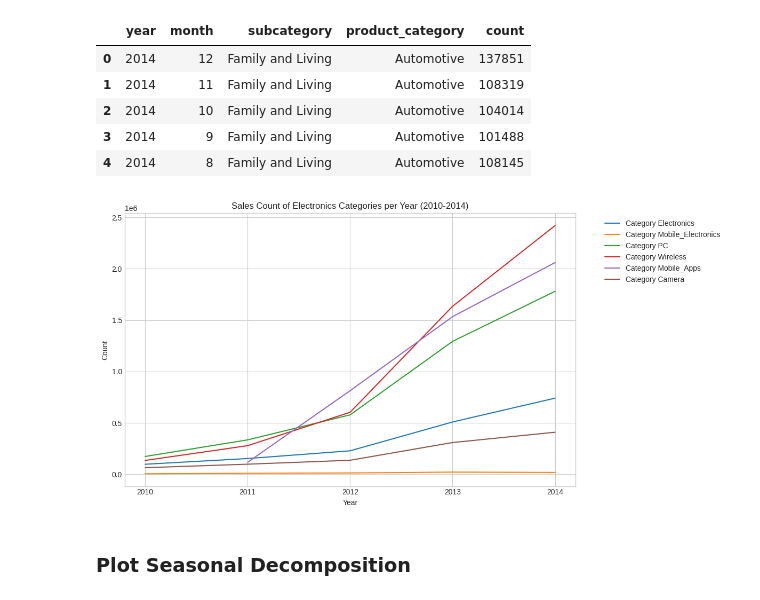
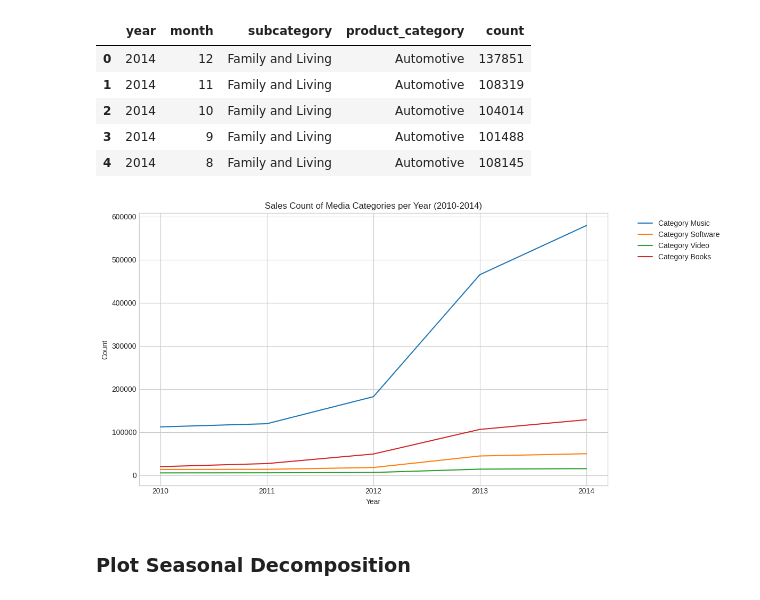
Before and after one commit to clairelin20523/dsc232r-amazon-predictive-modeling, a Jupyter notebook: milestone4.ipynb, the cells around one changed output. Saved outputs shown, nothing was run; the diff lists cells and outputs as text; code cells hidden in the pictures.

```diff
--- a/milestone4.ipynb
+++ b/milestone4.ipynb
@@ -531,8 +526,8 @@ subcategory_list
 # %%
 ##################### SET CATEGORY ###########################
-subcategory = 'Digital Media'
+subcategory = 'Media'
 
 plt = plot_category(subcategory)
-#plt.savefig('digital.png')
+#plt.savefig('2.png')
 # %% [output]
 <Figure size 1200x600 with 0 Axes>
@@ -568,19 +563,19 @@ def plot_categories(subcategory):
 
     plt.xlabel('Year')
     plt.ylabel('Count')
-    plt.title('Sales Count of Electronics Categories per Year (2010-2014)')
+    plt.title('Sales Count of %s Categories per Year (2010-2014)' % subcategory)
     plt.legend(bbox_to_anchor=(1.05, 1), loc='upper left')
     plt.xticks(np.arange(2010, 2015, 1))
     plt.tight_layout()
     return plt
 # %%
 ##################### SET SUBCATEGORY ###########################
-subcategory = 'Electronics'
+subcategory = 'Media'
 
 plt = plot_categories(subcategory)
-#plt.savefig('electronics2.png')
+#plt.savefig('3.png')
 # %% [output]
-[figure, old version]
+[figure, new version]
 # %% [markdown]
 ### Plot Seasonal Decomposition
 # %%
```
Also changed, not shown: parts of 24 cells of this notebook.
